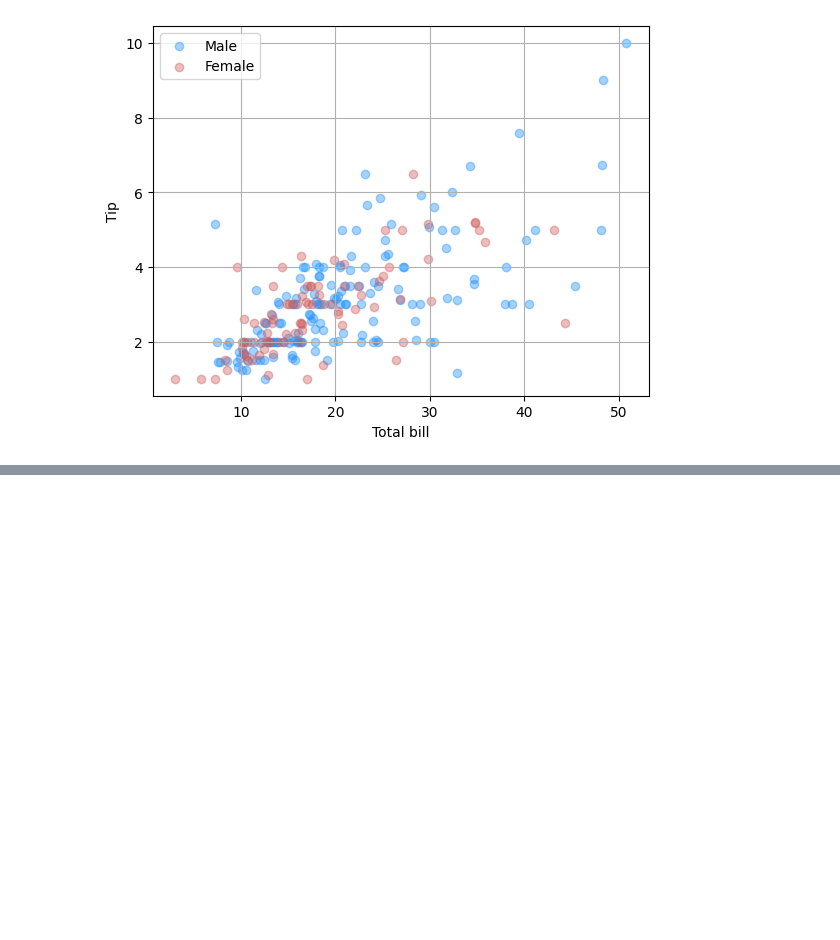
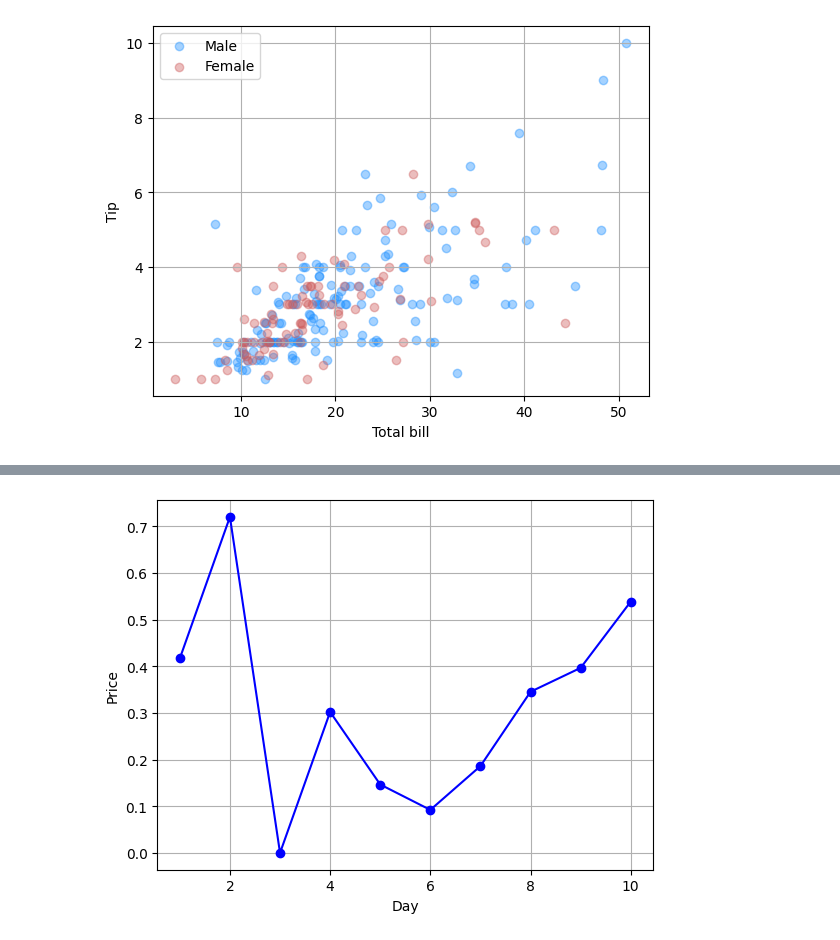
Before and after one commit to JakeOh/202504_itwill_oracle88, a Jupyter notebook: python20.ipynb, the cells around one changed output, grey strips where cells are left out. Drawn from its saved outputs; the diff is of its cells as text; code cells hidden in the pictures; blank space fills up the shorter version.

Commit message:
line plot

```diff
--- a/python20.ipynb
+++ b/python20.ipynb
@@ -527,0 +532,8 @@ plt.show()
+# %%
+# 선 그래프를 그리기 위한 가상 데이터
+np.random.seed(1)  # 실행할 때마다 항상 같은 난수들이 만들어지도록 하기 위해서.
+df = pd.DataFrame(data={
+    'day': np.arange(1, 11),     # np.arange(start, stop, step): [start, stop) 범위의 step만큼씩 변하는 정수들의 배열(ndarray)
+    'price': np.random.rand(10)  # np.random.rand(d): [0, 1) 범위의 실수 난수 d개를 갖는 배열(ndarray)
+})
+df
@@ -527,0 +552,15 @@ plt.show()
+# %%
+# x축에 day, y축에 price로 하는 선 그래프
+plt.plot(df.day, df.price, 'bo-')  # plt.plot(x, y, fmt)
+# plot의 세번째 아규먼트 fmt(format):
+# - color(색깔), marker(마커 모양), linestyle(선 스타일) 정보를 문자열로 작성.
+# - color: b(blue), r(red), g(green), k(black), ...
+# - marker: o, s, ^, v, *, ...
+# - linestyle: -(직선), --(dashed line), :(dotted line), ...
+
+plt.grid()
+plt.xlabel('Day')
+plt.ylabel('Price')
+plt.show()
+# %% [output]
+[figure, added]
```
Also changed, not shown: parts of 3 cells of this notebook.
